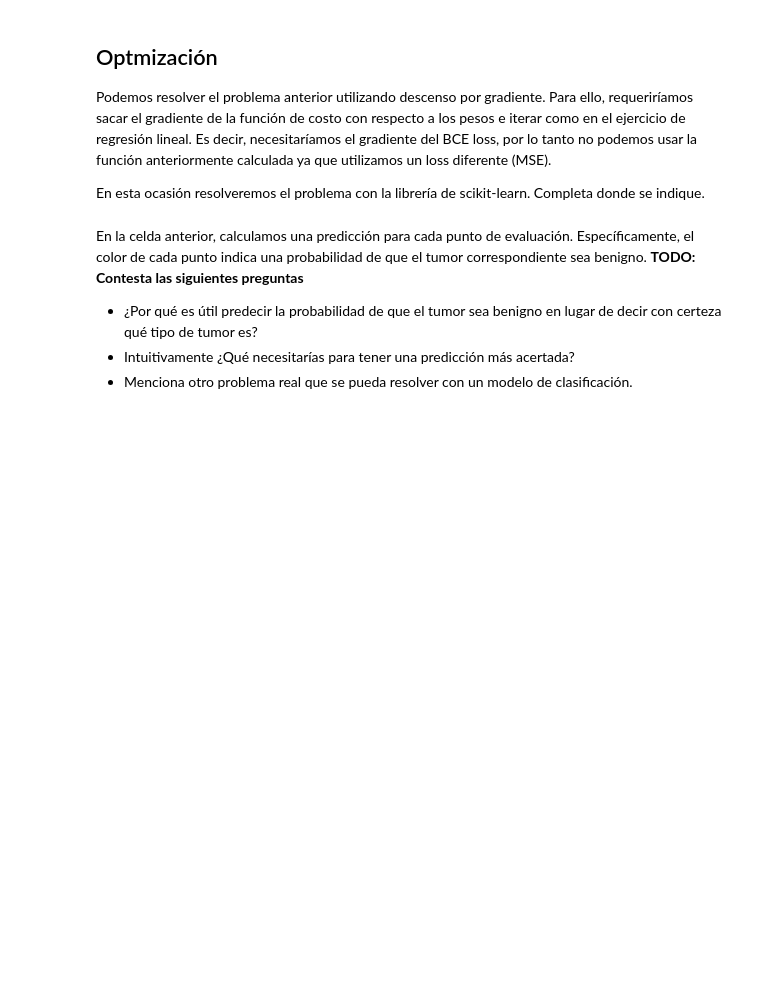
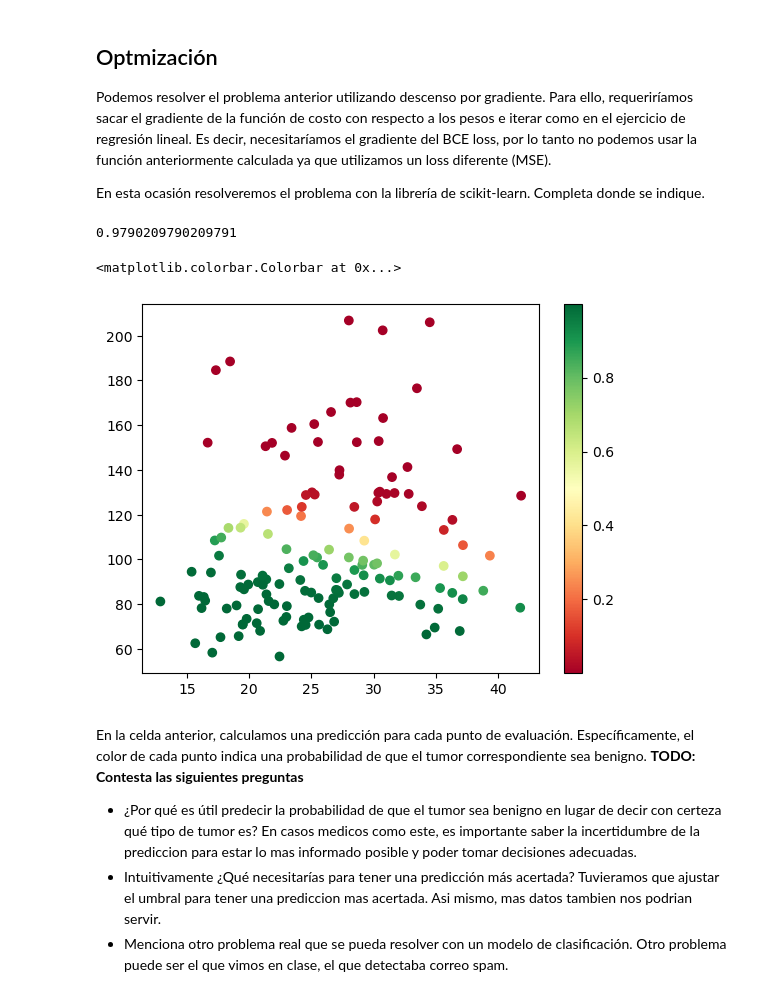
Before and after one commit to analuciarojas/ML23_Nasa2.0, a Jupyter notebook: ml23/ejercicio_2_LogisticReg/logistic_regression.ipynb, the cells around one changed output. Cells and saved outputs as stored; diff of their text form; code cells hidden in the pictures; blank space fills up the shorter version.

```diff
--- a/ml23/ejercicio_2_LogisticReg/logistic_regression.ipynb
+++ b/ml23/ejercicio_2_LogisticReg/logistic_regression.ipynb
@@ -202,44 +236,51 @@ model = LogisticRegression()
 # usando los datos de entrenamiento
 # (data_train, target_train)
 # ====== Start of solution =====
-
+model.fit(data_train, target_train)
 # ====== End of solution =====
 
 # TODO: Calcula las preddiciones
 # ====== Start of solution =====
-prediction = ...
+train_predictions = model.predict(data_train)
 # ====== End of solution =====
 
 # TODO: Calcula la exactitud de tu predicción
 # en el set de entrenamiento (data_train, target_train)
 # Es decir, el promedio de datos correctamente clasificados
 # ====== Start of solution =====
-train_accuracy = ...
+train_accuracy = (train_predictions == target_train).mean()
 # ====== End of solution =====
 
 # TODO: Calcula la probabilidad de que un tumor sea benigno
 # en el set de evaluación (data_test, target_test)
 # La dimensionalidad de prob debe ser (test_dp, )
 # Tip: Investiga la función "LogisticRegression.predict_proba"
 # ====== Start of solution =====
-prob = ...
+prob = model.predict_proba(data_test)[:, 1]
 # ====== End of solution =====
 
 # TODO: Calcula la exactitud de tu predicción
 # en el set de evaluación (data_test, target_test)
 # Tip: Investiga la función "LogisticRegression.score"
 # ====== Start of solution =====
-test_accuracy = ...
+test_accuracy = model.score(data_test, target_test)
 
 # ====== End of solution =====
 print(test_accuracy)
 
 # Graficamos los puntos para visualizar la predicción de nuestro modelo
 plt.scatter(data_test[:, 0],data_test[:, 1], c=prob, cmap="RdYlGn")
 plt.colorbar()
+# %% [output]
+0.9790209790209791
+<matplotlib.colorbar.Colorbar at 0x...>
+[figure, added]
 # %% [markdown]
 En la celda anterior, calculamos una predicción para cada punto de evaluación. Específicamente, el color de cada punto indica una probabilidad de que el tumor correspondiente sea benigno.
 <b>TODO: Contesta las siguientes preguntas</b>
 - ¿Por qué es útil predecir la probabilidad de que el tumor sea benigno en lugar de decir con certeza qué tipo de tumor es?
+En casos medicos como este, es importante saber la incertidumbre de la prediccion para estar lo mas informado posible y poder tomar decisiones adecuadas.
 - Intuitivamente ¿Qué necesitarías para tener una predicción más acertada?
+Tuvieramos que ajustar el umbral para tener una prediccion mas acertada. Asi mismo, mas datos tambien nos podrian servir.
 - Menciona otro problema real que se pueda resolver con un modelo de clasificación.
+Otro problema puede ser el que vimos en clase, el que detectaba correo spam.
```
Also changed, not shown: parts of 5 cells of this notebook.
